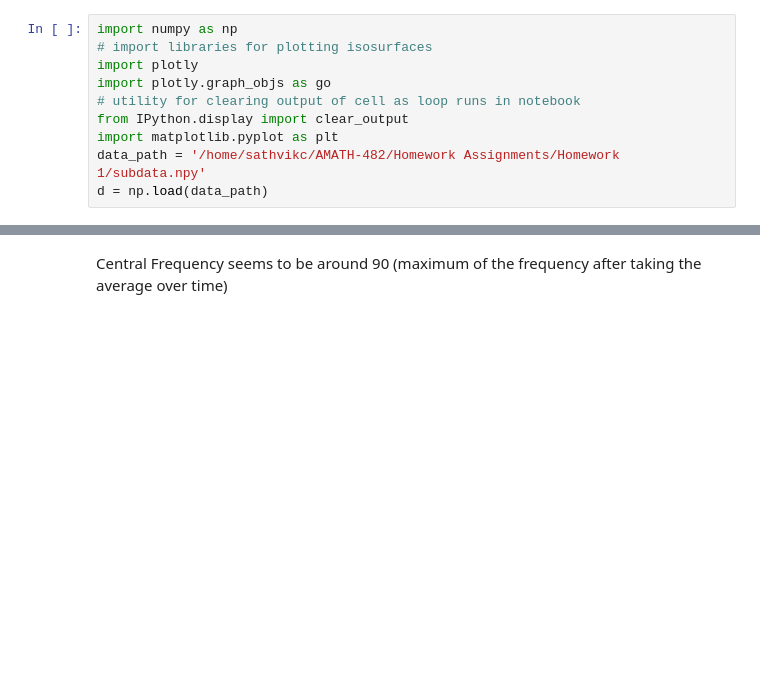
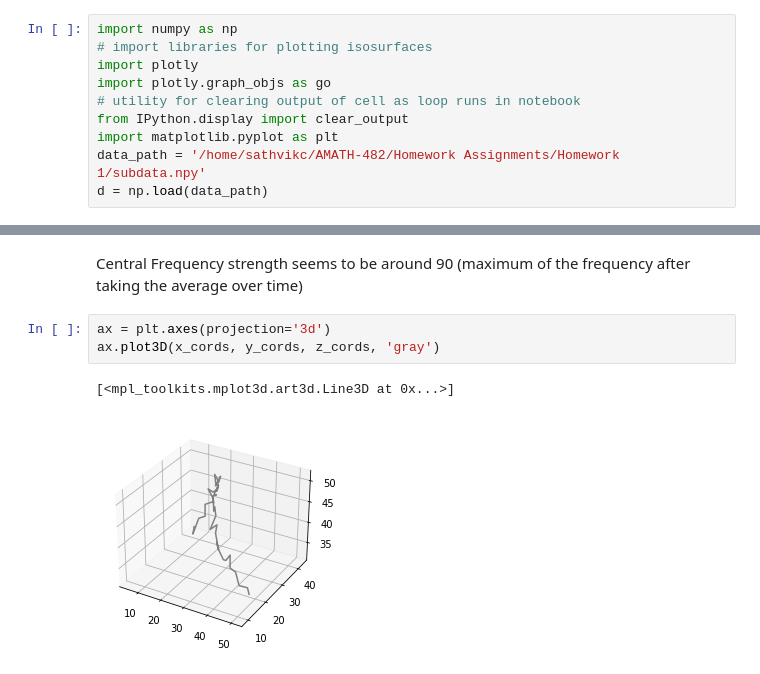
Before and after one commit to NSC508/AMATH-482, a Jupyter notebook: Homework Assignments/Homework 1/HW1.ipynb, the cells around one changed output, grey strips where cells are left out. Drawn from its saved outputs; the diff is of its cells as text; blank space fills up the shorter version.

```diff
--- a/Homework Assignments/Homework 1/HW1.ipynb
+++ b/Homework Assignments/Homework 1/HW1.ipynb
@@ -67,2 +80,8 @@ for i in range(64):
 # %% [markdown]
-Central Frequency seems to be around 90 (maximum of the frequency after taking the average over time)
+Central Frequency strength seems to be around 90 (maximum of the frequency after taking the average over time)
+# %%
+ax = plt.axes(projection='3d')
+ax.plot3D(x_cords, y_cords, z_cords, 'gray')
+# %% [output]
+[<mpl_toolkits.mplot3d.art3d.Line3D at 0x...>]
+[figure, added]
```
Also changed, not shown: parts of 4 cells of this notebook, 6 other files.
